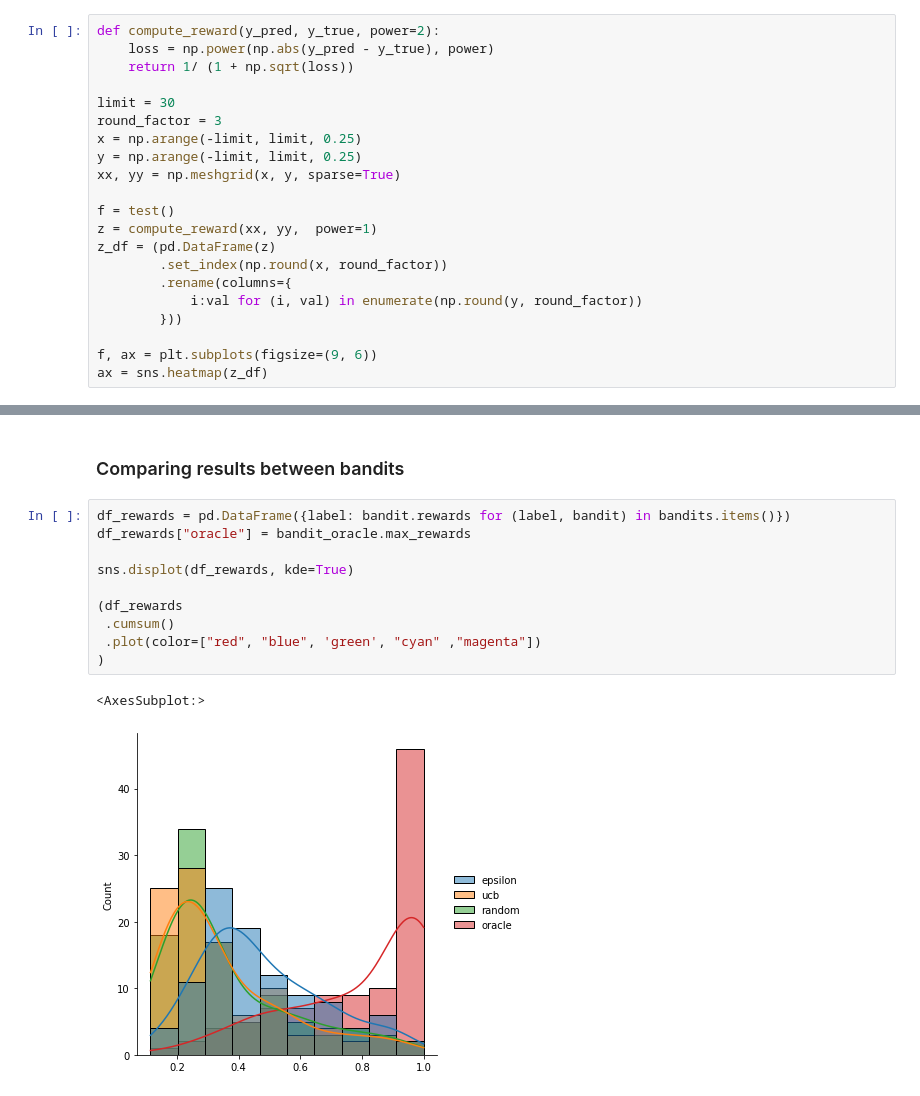
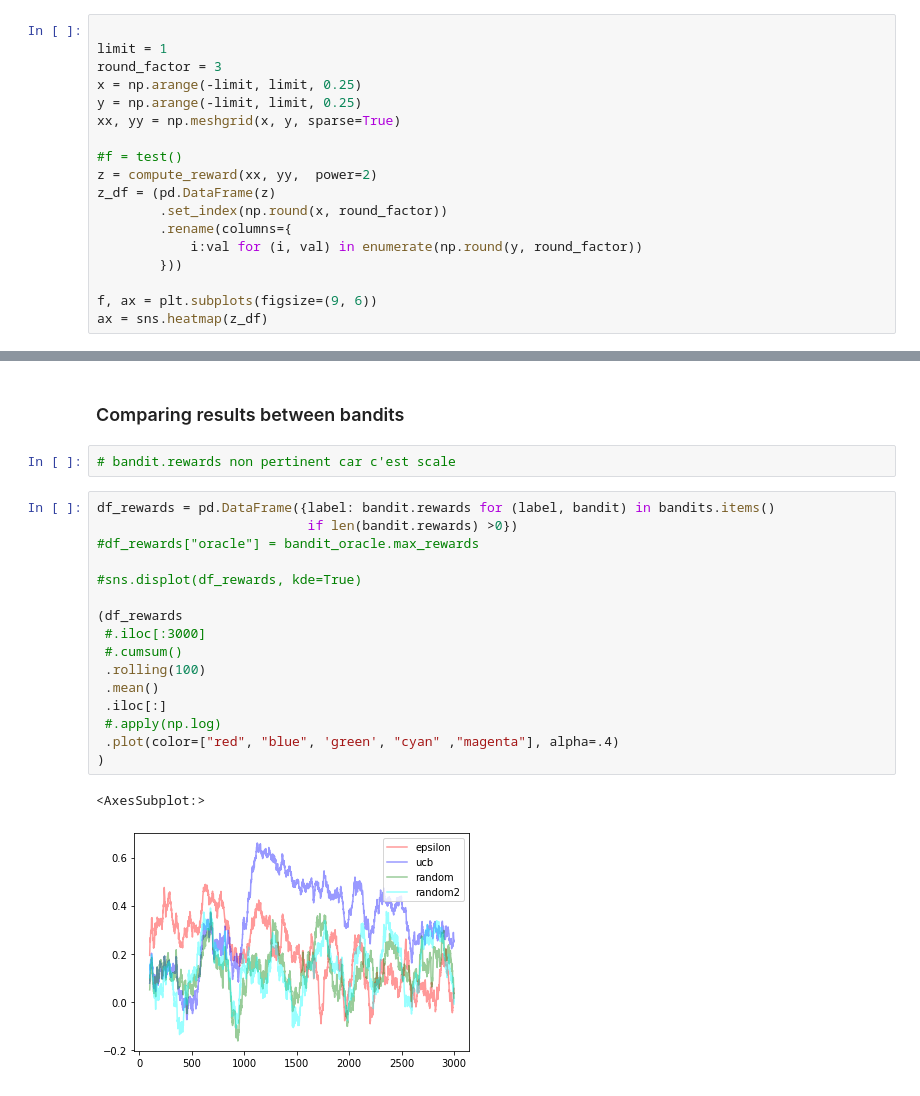
Before and after one commit to etiennekintzler/workbench, a Jupyter notebook: Bandits.ipynb, the cells around one changed output, grey strips where cells are left out. Cells and saved outputs as stored; diff of their text form.

```diff
--- a/Bandits.ipynb
+++ b/Bandits.ipynb
@@ -94,16 +84,13 @@ def test():
 # %%
-def compute_reward(y_pred, y_true, power=2):
-    loss = np.power(np.abs(y_pred - y_true), power)
-    return 1/ (1 + np.sqrt(loss))
 
-limit = 30
+limit = 1
 round_factor = 3
 x = np.arange(-limit, limit, 0.25)
 y = np.arange(-limit, limit, 0.25)
 xx, yy = np.meshgrid(x, y, sparse=True)
 
-f = test()
-z = compute_reward(xx, yy,  power=1)
+#f = test()
+z = compute_reward(xx, yy,  power=2)
 z_df = (pd.DataFrame(z)
         .set_index(np.round(x, round_factor))
         .rename(columns={
@@ -220,15 +309,23 @@ pd.DataFrame(bandits_regrets).cumsum().plot()
 # %% [markdown]
 ### Comparing results between bandits
+# %%
+# bandit.rewards non pertinent car c'est scale
 # %%
-df_rewards = pd.DataFrame({label: bandit.rewards for (label, bandit) in bandits.items()})
-df_rewards["oracle"] = bandit_oracle.max_rewards
+df_rewards = pd.DataFrame({label: bandit.rewards for (label, bandit) in bandits.items()
+                           if len(bandit.rewards) >0})
+#df_rewards["oracle"] = bandit_oracle.max_rewards
 
-sns.displot(df_rewards, kde=True)
+#sns.displot(df_rewards, kde=True)
 
 (df_rewards
- .cumsum()
- .plot(color=["red", "blue", 'green', "cyan" ,"magenta"])
+ #.iloc[:3000]
+ #.cumsum()
+ .rolling(100)
+ .mean()
+ .iloc[:]
+ #.apply(np.log)
+ .plot(color=["red", "blue", 'green', "cyan" ,"magenta"], alpha=.4)
 )
 # %% [output]
 <AxesSubplot:>
-[figure, old version]
+[figure, new version]
```
Also changed, not shown: parts of 24 cells of this notebook.
